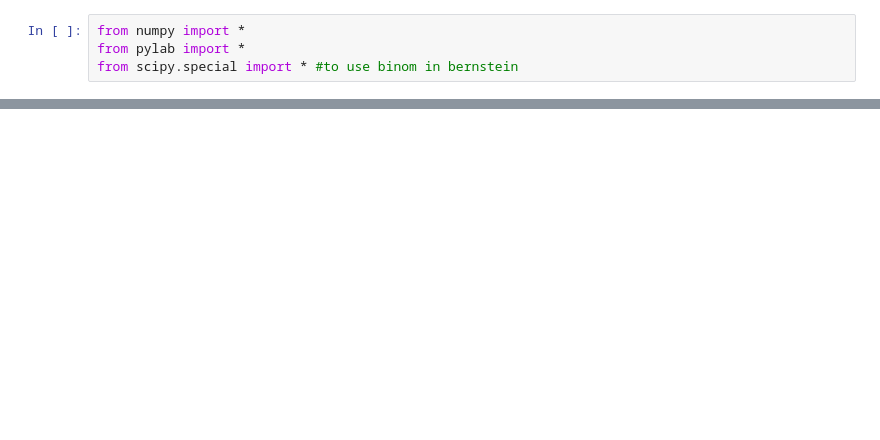
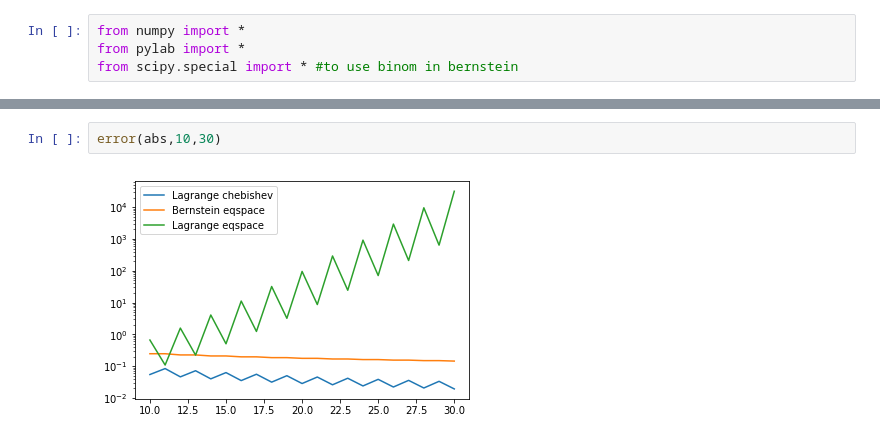
Before and after one commit to cpacilio/P1.4_seed, a Jupyter notebook: my_notebooks/Lagrange_clean.ipynb, the cells around one changed output, grey strips where cells are left out. Saved outputs shown, nothing was run; the diff lists cells and outputs as text; blank space fills up the shorter version.

```diff
--- a/my_notebooks/Lagrange_clean.ipynb
+++ b/my_notebooks/Lagrange_clean.ipynb
@@ -90,0 +90,4 @@ error(10,60)
+# %%
+error(abs,10,30)
+# %% [output]
+[figure, added]
```
Also changed, not shown: parts of 5 cells of this notebook.
